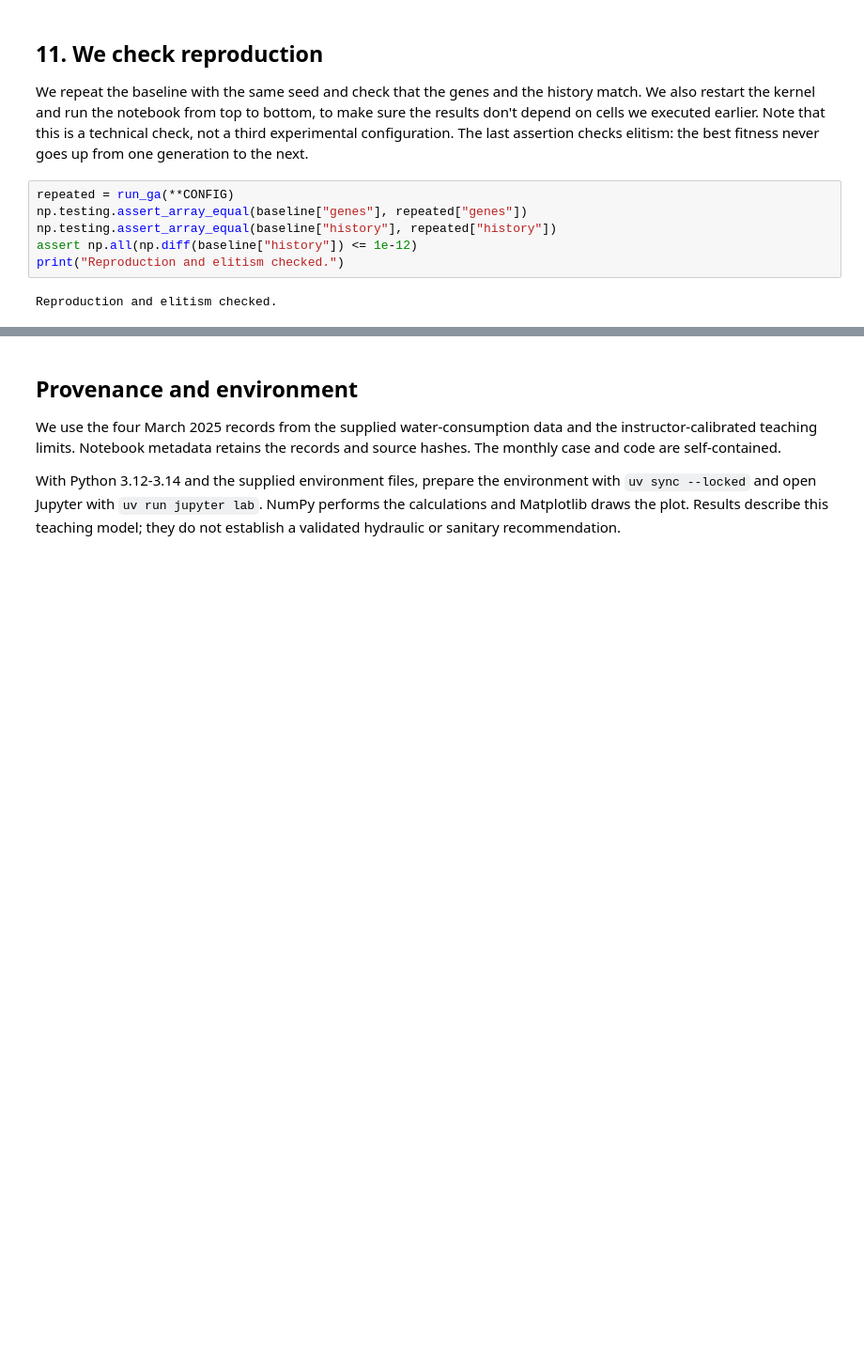
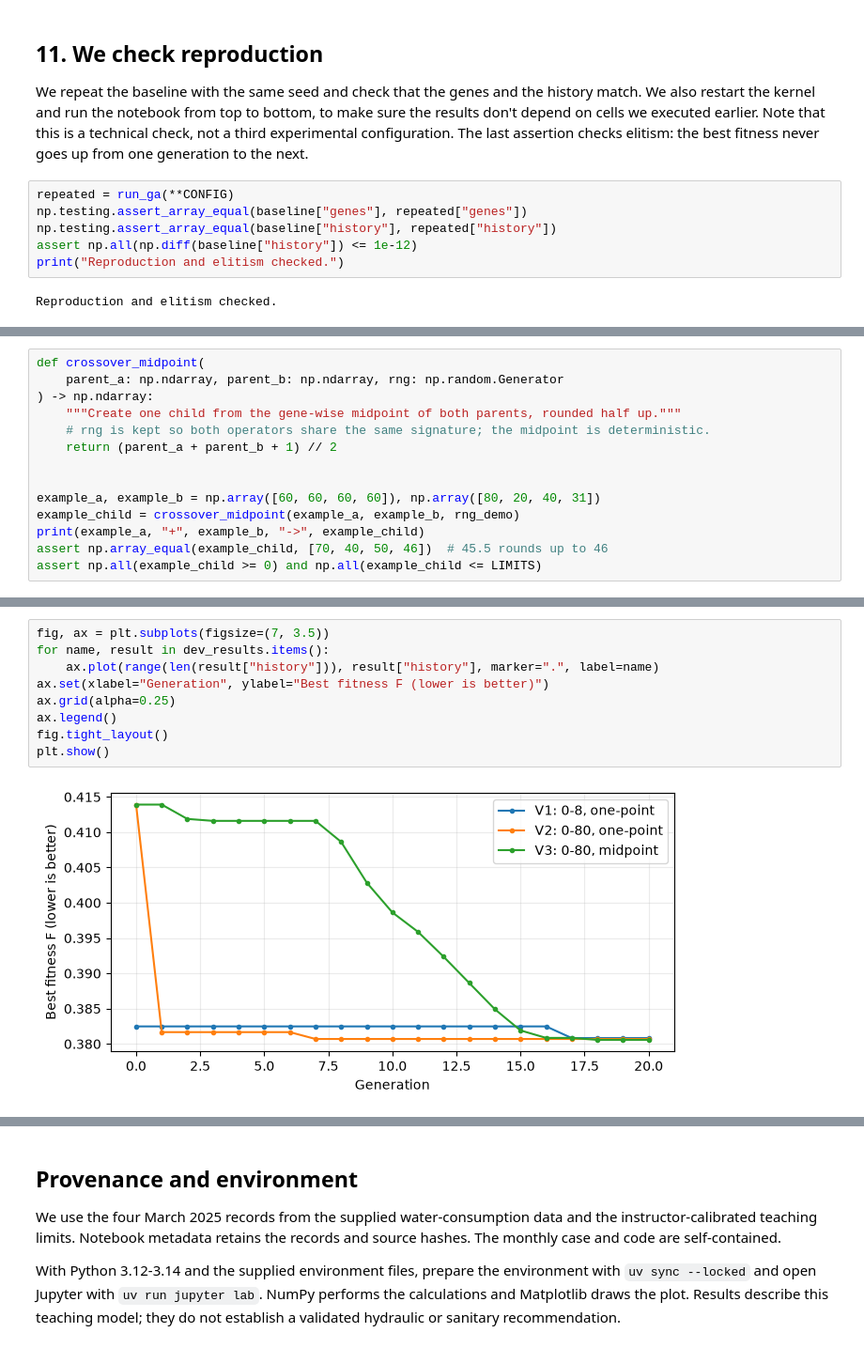
Before and after one commit to Monknow/reto-planta-fisica, a Jupyter notebook: planta_fisica_minimum_solution.ipynb, the cells around one changed output, grey strips where cells are left out. Shown at 94% size. Saved outputs shown, nothing was run; the diff lists cells and outputs as text; blank space fills up the shorter version.

```diff
--- a/planta_fisica_minimum_solution.ipynb
+++ b/planta_fisica_minimum_solution.ipynb
@@ -466,0 +496,14 @@ Reproduction and elitism checked.
+# %%
+def crossover_midpoint(
+    parent_a: np.ndarray, parent_b: np.ndarray, rng: np.random.Generator
+) -> np.ndarray:
+    """Create one child from the gene-wise midpoint of both parents, rounded half up."""
+    # rng is kept so both operators share the same signature; the midpoint is deterministic.
+    return (parent_a + parent_b + 1) // 2
+
+
+example_a, example_b = np.array([60, 60, 60, 60]), np.array([80, 20, 40, 31])
+example_child = crossover_midpoint(example_a, example_b, rng_demo)
+print(example_a, "+", example_b, "->", example_child)
+assert np.array_equal(example_child, [70, 40, 50, 46])  # 45.5 rounds up to 46
+assert np.all(example_child >= 0) and np.all(example_child <= LIMITS)
@@ -466,0 +584,11 @@ Reproduction and elitism checked.
+# %%
+fig, ax = plt.subplots(figsize=(7, 3.5))
+for name, result in dev_results.items():
+    ax.plot(range(len(result["history"])), result["history"], marker=".", label=name)
+ax.set(xlabel="Generation", ylabel="Best fitness F (lower is better)")
+ax.grid(alpha=0.25)
+ax.legend()
+fig.tight_layout()
+plt.show()
+# %% [output]
+[figure, added]
```
Also changed, not shown: parts of 26 cells of this notebook.
